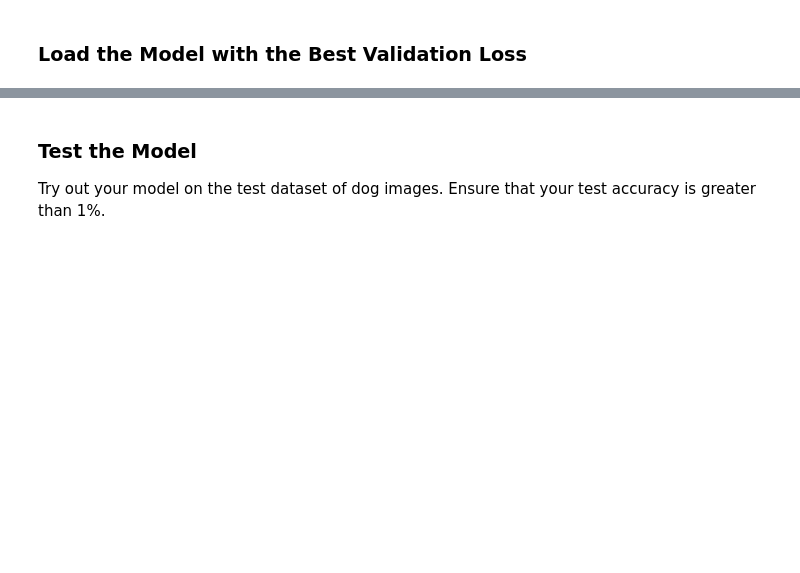
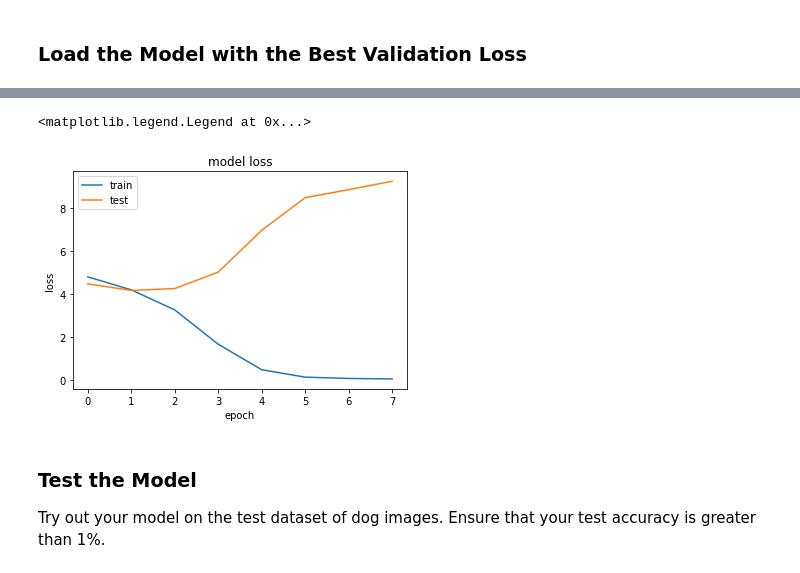
Before and after one commit to astelmashenko/dog-project, a Jupyter notebook: dog_app.ipynb, the cells around one changed output, grey strips where cells are left out. Drawn from its saved outputs; the diff is of its cells as text; code cells hidden in the pictures; blank space fills up the shorter version.

```diff
--- a/dog_app.ipynb
+++ b/dog_app.ipynb
@@ -472,3 +471,13 @@ plt.legend(['train', 'test'], loc='upper left')
+# %%
+plt.plot(hist.history['loss'])
+plt.plot(hist.history['val_loss'])
+plt.title('model loss')
+plt.ylabel('loss')
+plt.xlabel('epoch')
+plt.legend(['train', 'test'], loc='upper left')
+# %% [output]
+<matplotlib.legend.Legend at 0x...>
+[figure, added]
 # %% [markdown]
 ### Test the Model
 
```
Also changed, not shown: parts of 4 cells of this notebook.
